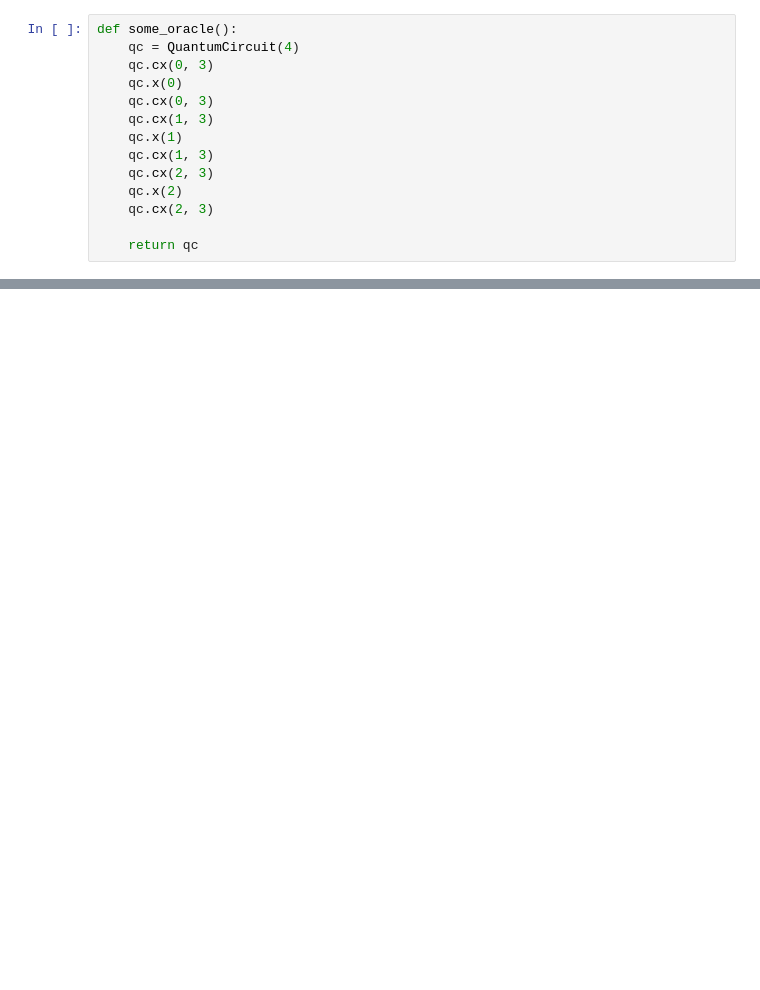
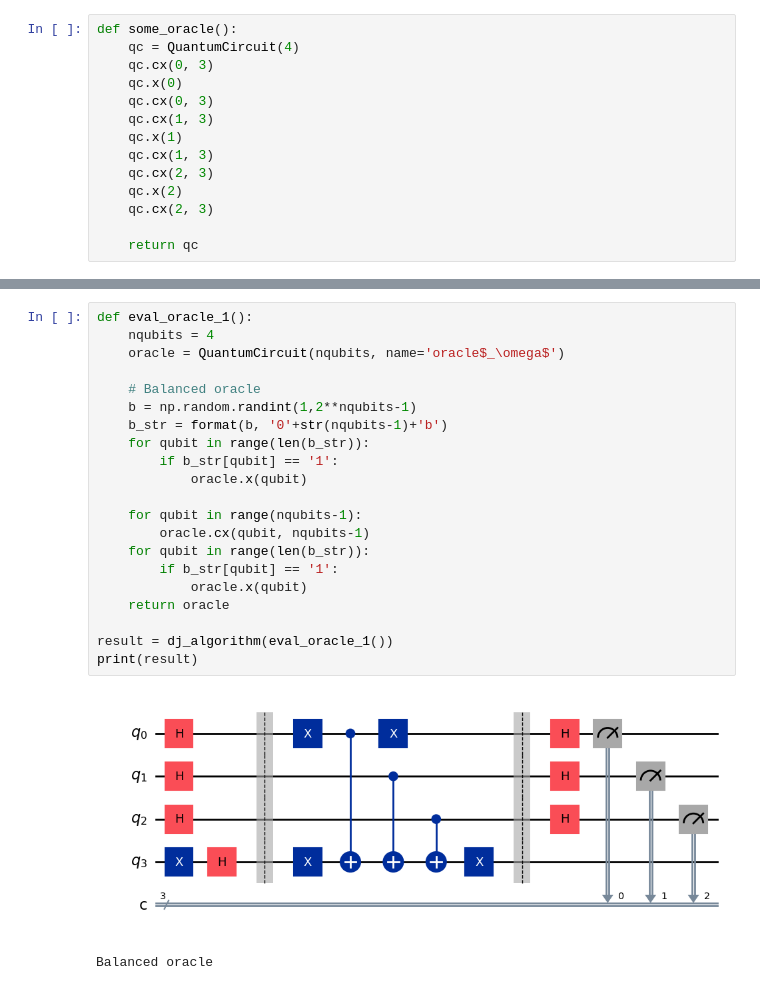
Before and after one commit to tentaclepurple/42_Ftl_quantum, a Jupyter notebook: Exercise_5/Deutsch_Jotza.ipynb, the cells around one changed output, grey strips where cells are left out. Cells and saved outputs as stored; diff of their text form; blank space fills up the shorter version.

Commit message:
update Deutsch-Jozsa wit eval oracles

```diff
--- a/Exercise_5/Deutsch_Jotza.ipynb
+++ b/Exercise_5/Deutsch_Jotza.ipynb
@@ -134,0 +129,24 @@ display(dj_algorithm(f))
+# %%
+def eval_oracle_1():
+    nqubits = 4
+    oracle = QuantumCircuit(nqubits, name='oracle$_\omega$')
+
+    # Balanced oracle
+    b = np.random.randint(1,2**nqubits-1)
+    b_str = format(b, '0'+str(nqubits-1)+'b')
+    for qubit in range(len(b_str)):
+        if b_str[qubit] == '1':
+            oracle.x(qubit)
+
+    for qubit in range(nqubits-1):
+        oracle.cx(qubit, nqubits-1)
+    for qubit in range(len(b_str)):
+        if b_str[qubit] == '1':
+            oracle.x(qubit)
+    return oracle
+
+result = dj_algorithm(eval_oracle_1())
+print(result)
+# %% [output]
+[figure, added]
+Balanced oracle
```
Also changed, not shown: parts of 8 cells of this notebook, 3 other files.
